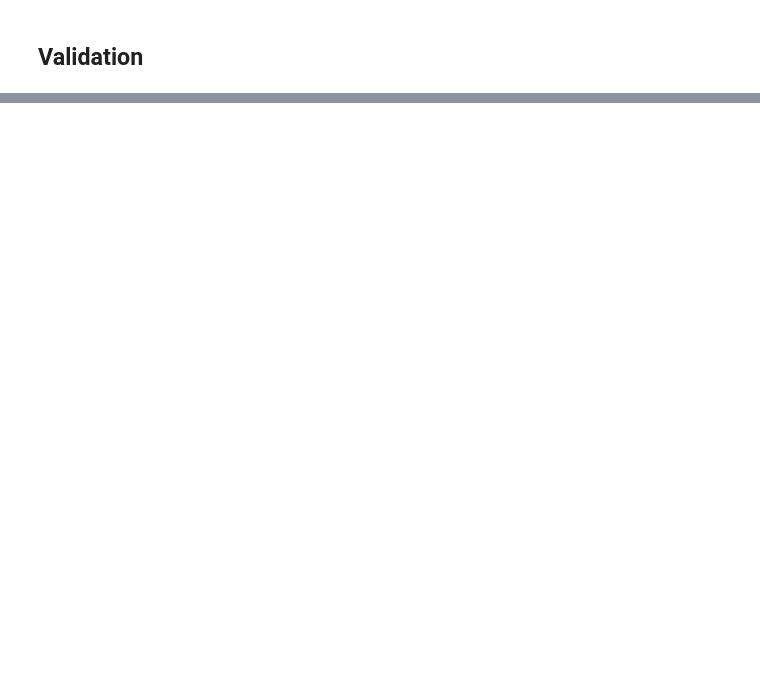
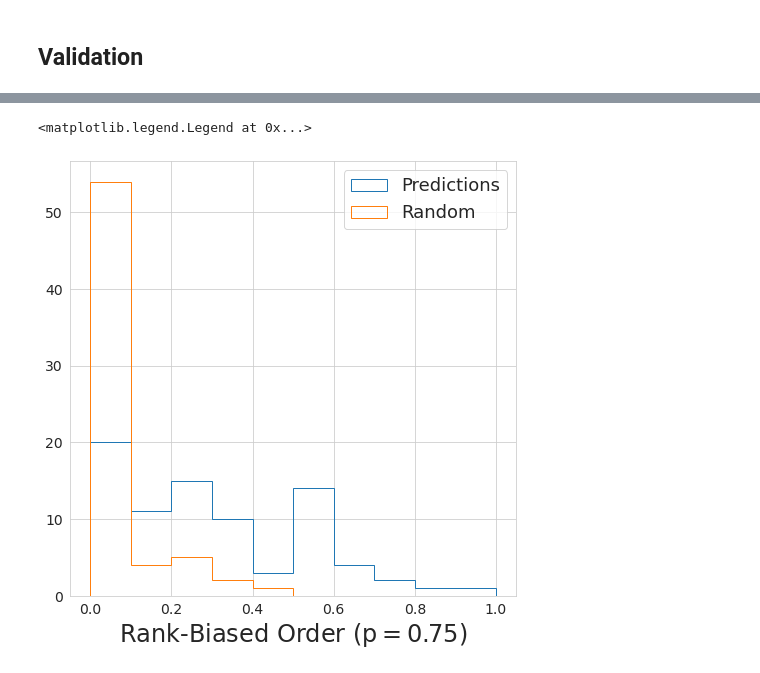
Before and after one commit to adam-broussard/bestreads, a Jupyter notebook: notebooks/2_Analysis_and_Validation.ipynb, the cells around one changed output, grey strips where cells are left out. Drawn from its saved outputs; the diff is of its cells as text; code cells hidden in the pictures; blank space fills up the shorter version.

```diff
--- a/notebooks/2_Analysis_and_Validation.ipynb
+++ b/notebooks/2_Analysis_and_Validation.ipynb
@@ -129,0 +93,33 @@ sum(correct)/len(correct)
+# %%
+rand_indices = np.random.choice(np.arange(len(temp_genres)), size=100, replace=False)
+val_genres = [temp_genres[ind] for ind in rand_indices]
+val_descriptions = [cleaned_descriptions_val.iloc[ind] for ind in rand_indices]
+# %%
+rbo_list = []
+predictions = []
+p = 0.75
+
+for genre_list, description in tqdm(zip(val_genres, val_descriptions), total=len(val_genres)):
+    result = text.query(description, tf_idf_table)
+    if len(result)>0 and len(genre_list)>0:
+        predictions.append(result)
+        rbo_list.append(rbo(result.index, genre_list, p))
+# %%
+genre_list = predictions[0].index.to_numpy()
+random_predictions = [np.random.choice(genre_list, size=len(genre_list), replace=False) for _ in predictions]
+
+random_rbo_list = [rbo(rand_pred, genre_list, 0.75) for rand_pred, genre_list in zip(random_predictions, val_genres) if len(genre_list)>0]
+# %%
+## Plot the histogram of RBO values
+
+fig = plt.figure(figsize=(8, 8))
+sp = fig.add_subplot(111)
+
+sp.hist(rbo_list, range=(0, 1), histtype='step', label='Predictions')
+sp.hist(random_rbo_list, range=(0, 1), histtype='step', label='Random')
+
+sp.set_xlabel(f'Rank-Biased Order ($p={p:.2}$)')
+sp.legend()
+# %% [output]
+<matplotlib.legend.Legend at 0x...>
+[figure, added]
```
Also changed, not shown: parts of 8 cells of this notebook, 1 other file.
